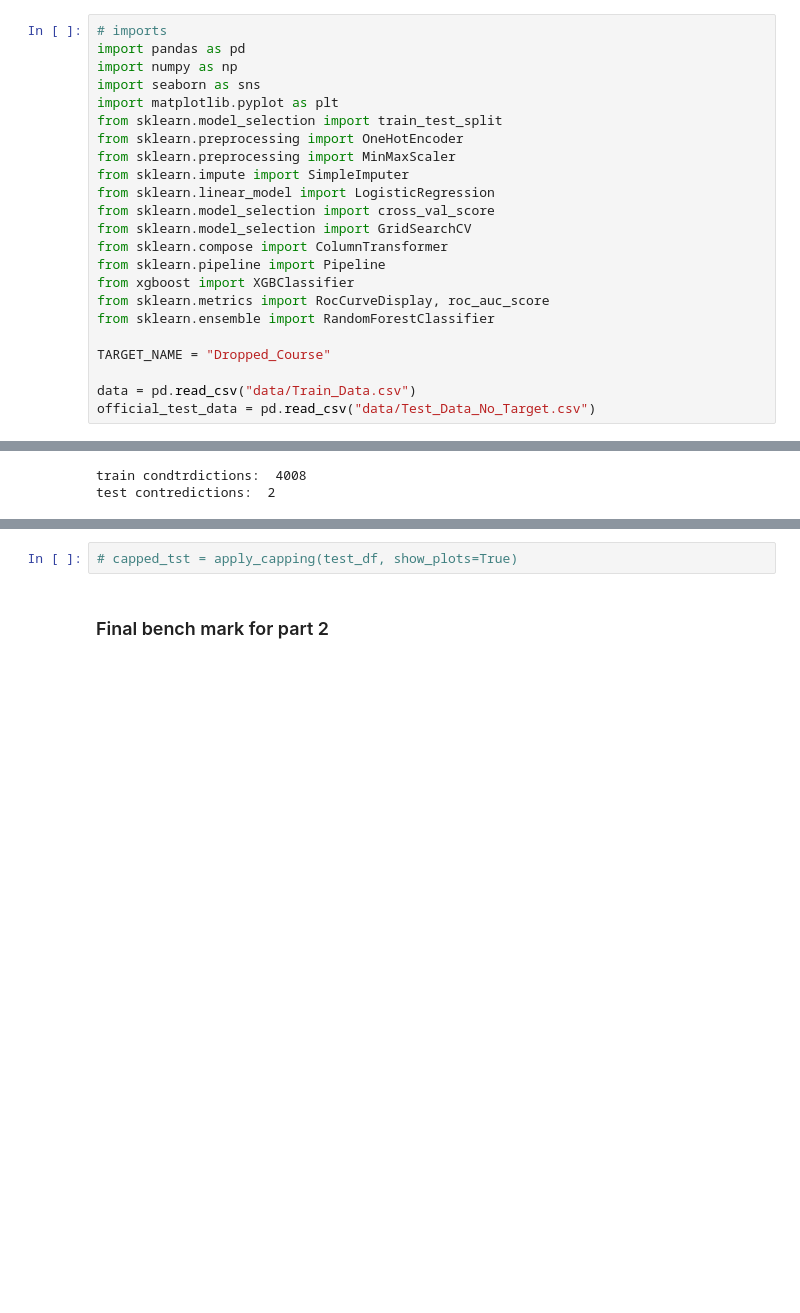
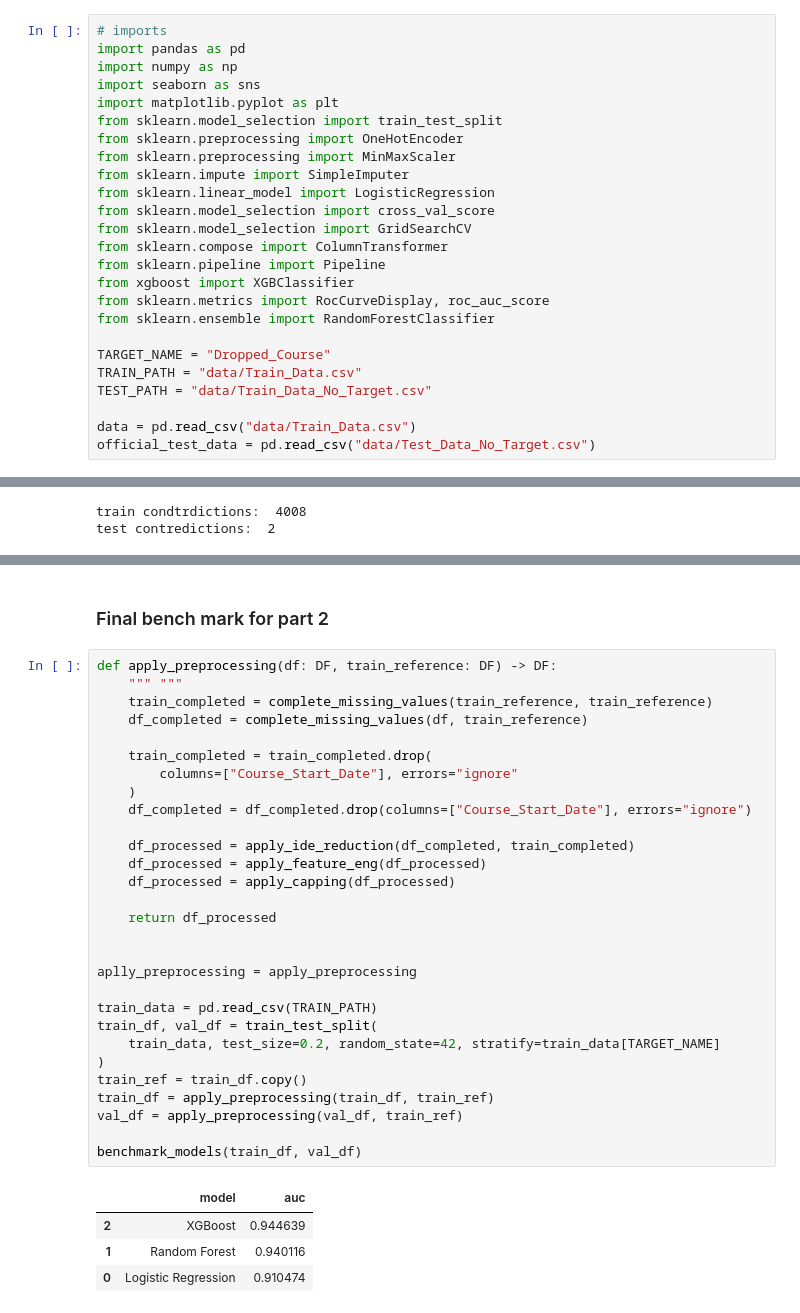
Before and after one commit to manemajef/ml-proj, a Jupyter notebook: notebook.ipynb, the cells around one changed output, grey strips where cells are left out. Drawn from its saved outputs; the diff is of its cells as text; blank space fills up the shorter version.

Commit message:
re eval and ignore cahce

```diff
--- a/notebook.ipynb
+++ b/notebook.ipynb
@@ -22,6 +22,8 @@ from sklearn.metrics import RocCurveDisplay, roc_auc_score
 from sklearn.ensemble import RandomForestClassifier
 
 TARGET_NAME = "Dropped_Course"
+TRAIN_PATH = "data/Train_Data.csv"
+TEST_PATH = "data/Train_Data_No_Target.csv"
 
 data = pd.read_csv("data/Train_Data.csv")
 official_test_data = pd.read_csv("data/Test_Data_No_Target.csv")
@@ -1692,7 +1650,39 @@ capped_train = apply_capping(train_df, show_plots=True)
 [drawing not drawn]
 [drawing not drawn]
 [drawing not drawn]
-# %%
-# capped_tst = apply_capping(test_df, show_plots=True)
 # %% [markdown]
 ### Final bench mark for part 2
+# %%
+def apply_preprocessing(df: DF, train_reference: DF) -> DF:
+    """ """
+    train_completed = complete_missing_values(train_reference, train_reference)
+    df_completed = complete_missing_values(df, train_reference)
+
+    train_completed = train_completed.drop(
+        columns=["Course_Start_Date"], errors="ignore"
+    )
+    df_completed = df_completed.drop(columns=["Course_Start_Date"], errors="ignore")
+
+    df_processed = apply_ide_reduction(df_completed, train_completed)
+    df_processed = apply_feature_eng(df_processed)
+    df_processed = apply_capping(df_processed)
+
+    return df_processed
+
+
+aplly_preprocessing = apply_preprocessing
+
+train_data = pd.read_csv(TRAIN_PATH)
+train_df, val_df = train_test_split(
+    train_data, test_size=0.2, random_state=42, stratify=train_data[TARGET_NAME]
+)
+train_ref = train_df.copy()
+train_df = apply_preprocessing(train_df, train_ref)
+val_df = apply_preprocessing(val_df, train_ref)
+
+benchmark_models(train_df, val_df)
+# %% [output]
+|  | model | auc |
+| 2 | XGBoost | 0.944639 |
+| 1 | Random Forest | 0.940116 |
+| 0 | Logistic Regression | 0.910474 |
```
Also changed, not shown: parts of 4 cells of this notebook, 23 other files.
